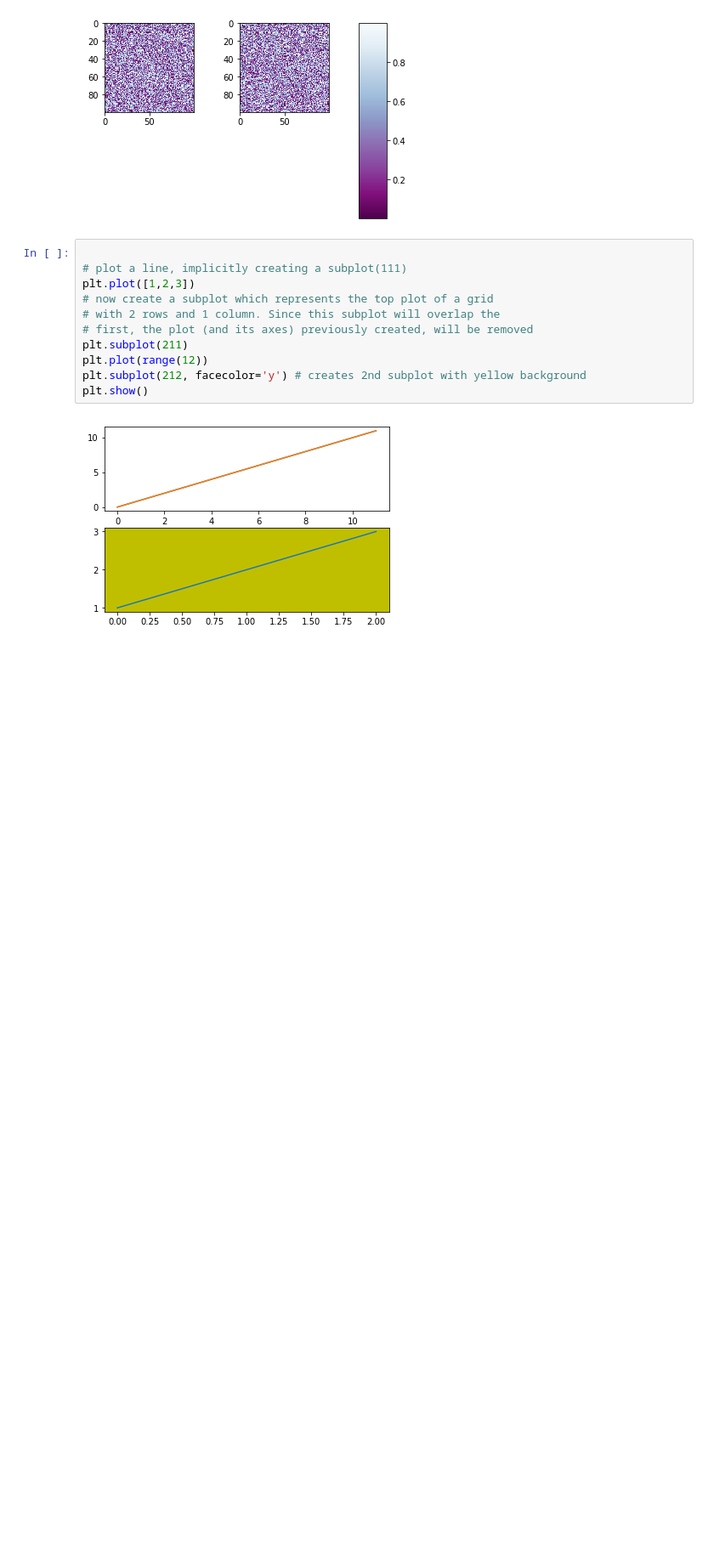
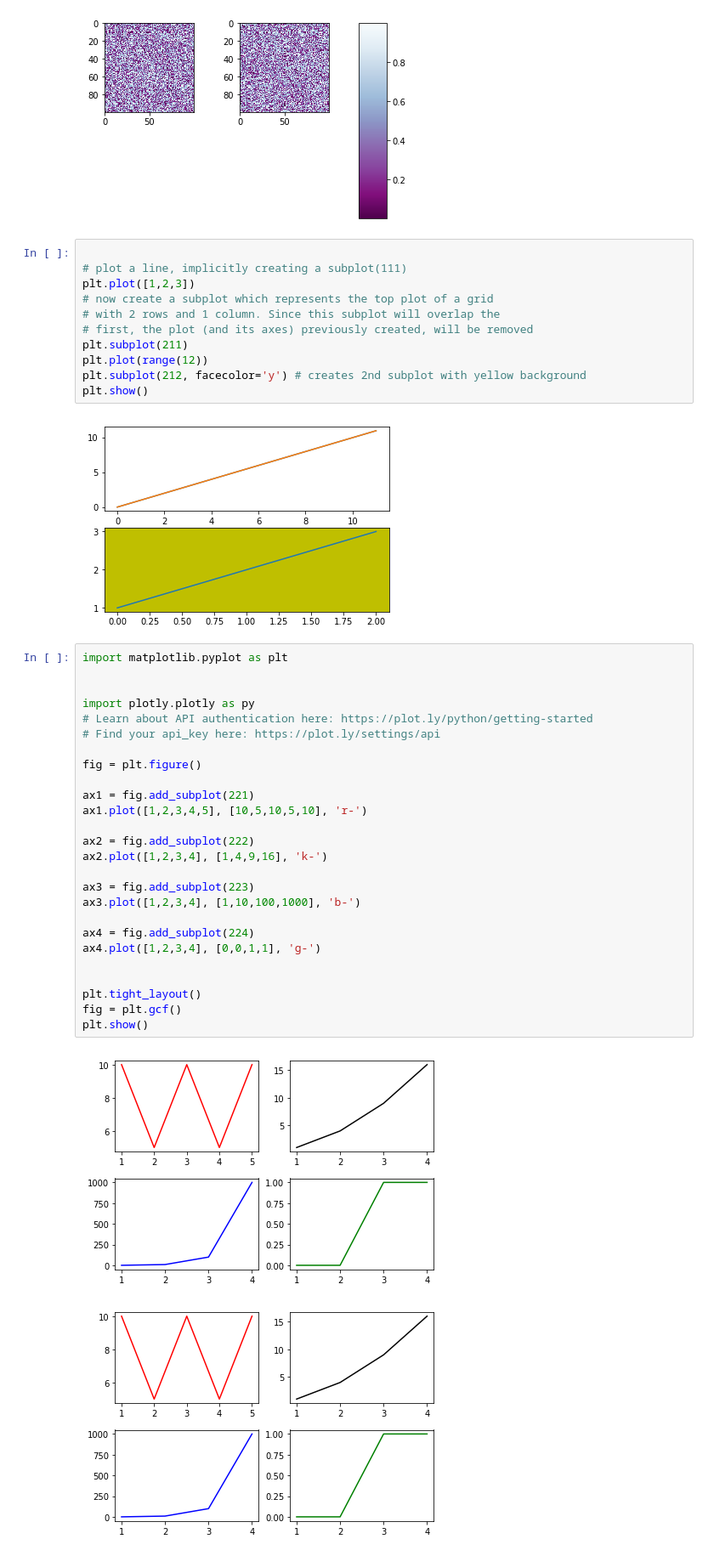
Before and after one commit to zhangy6x/research_stuff, a Jupyter notebook: jupyter_notebooks/plt_subplot.ipynb, the cells around one changed output. Shown at 85% size. Saved outputs shown, nothing was run; the diff lists cells and outputs as text; blank space fills up the shorter version.

```diff
--- a/jupyter_notebooks/plt_subplot.ipynb
+++ b/jupyter_notebooks/plt_subplot.ipynb
@@ -127,3 +177,32 @@ plt.subplot(212, facecolor='y') # creates 2nd subplot with yellow background
 plt.show()
 # %% [output]
 [figure]
+# %%
+import matplotlib.pyplot as plt
+
+
+import plotly.plotly as py
+# Learn about API authentication here: https://plot.ly/python/getting-started
+# Find your api_key here: https://plot.ly/settings/api
+
+fig = plt.figure()
+
+ax1 = fig.add_subplot(221)
+ax1.plot([1,2,3,4,5], [10,5,10,5,10], 'r-')
+
+ax2 = fig.add_subplot(222)
+ax2.plot([1,2,3,4], [1,4,9,16], 'k-')
+
+ax3 = fig.add_subplot(223)
+ax3.plot([1,2,3,4], [1,10,100,1000], 'b-')
+
+ax4 = fig.add_subplot(224)
+ax4.plot([1,2,3,4], [0,0,1,1], 'g-')
+
+
+plt.tight_layout()
+fig = plt.gcf()
+plt.show()
+# %% [output]
+[figure, added]
+[figure, added]
```
Also changed, not shown: parts of 6 cells of this notebook, 2 other files.
